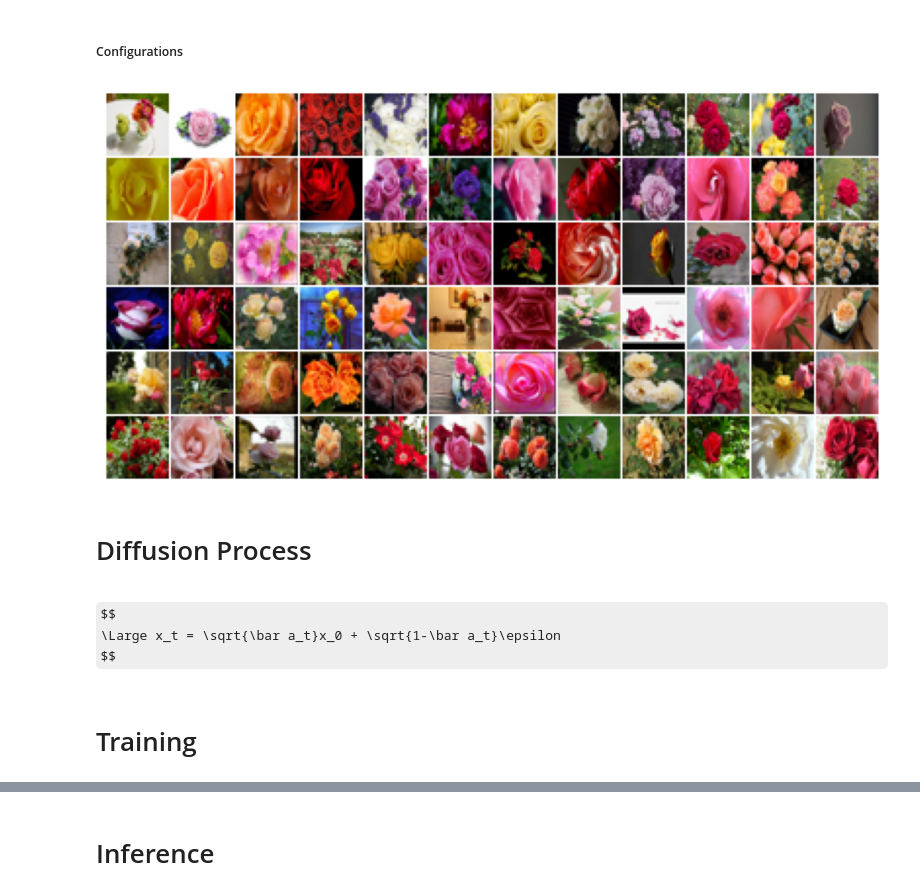
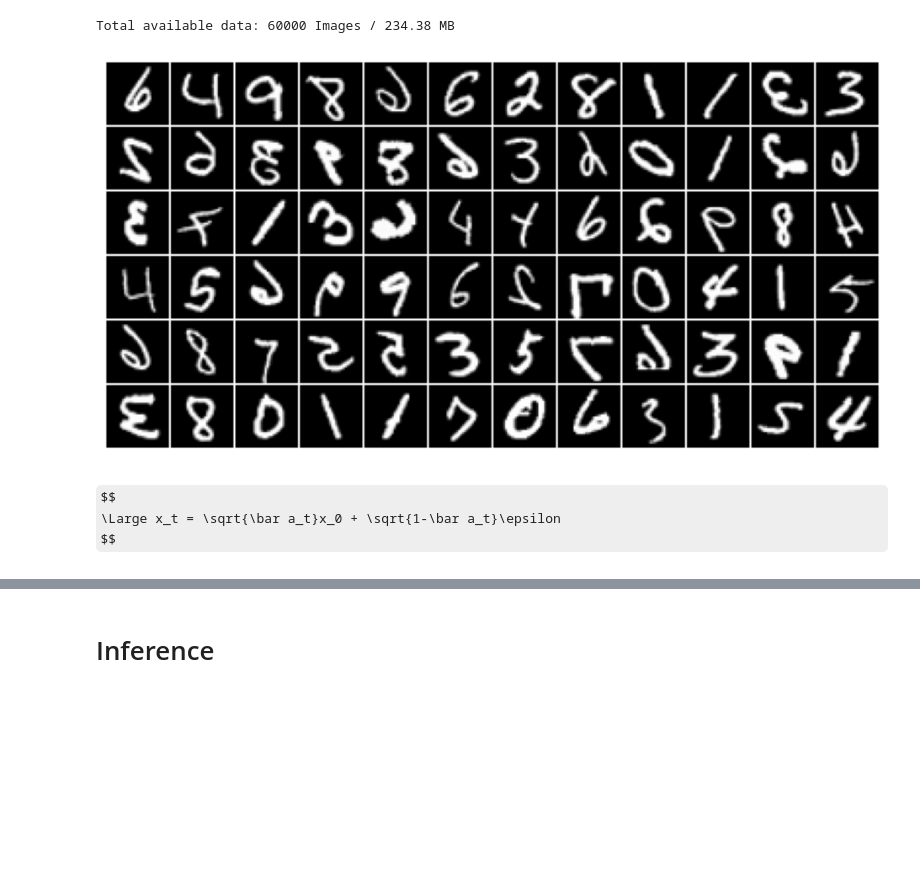
Before and after one commit to Grazvy/Diffusion_Models_demonstration, a Jupyter notebook: DDPM.ipynb, the cells around one changed output, grey strips where cells are left out. Cells and saved outputs as stored; diff of their text form; code cells hidden in the pictures; some formulas as TeX source; blank space fills up the shorter version.

```diff
--- a/DDPM.ipynb
+++ b/DDPM.ipynb
@@ -17,4 +15,2 @@ from utils1 import get_default_device, get, setup_log_directory
 from utils2 import visualize_data
 from dataLoader import get_dataloader
-# %% [markdown]
-##### Configurations
@@ -51,9 +43,8 @@ class ModelConfig:
 # %%
-visualize_data(dataset_name=BaseConfig.DATASET, amount=72)
+visualize_data(dataset_name=BaseConfig['DATASET'], amount=72)
 # %% [output]
+Total available data: 60000 Images / 234.38 MB
-[figure, old version]
+[figure, new version]
-# %% [markdown]
-# Diffusion Process
 # %%
 class SimpleDiffusion:
     def __init__(
@@ -105,5 +96,3 @@ def forward_diffusion(sd: SimpleDiffusion, x0: torch.Tensor, timesteps: torch.Te
 
     # return corrupted input and the corresponding noise applied
     return x_t, e
-# %% [markdown]
-# Training
```
Also changed, not shown: parts of 14 cells of this notebook.
